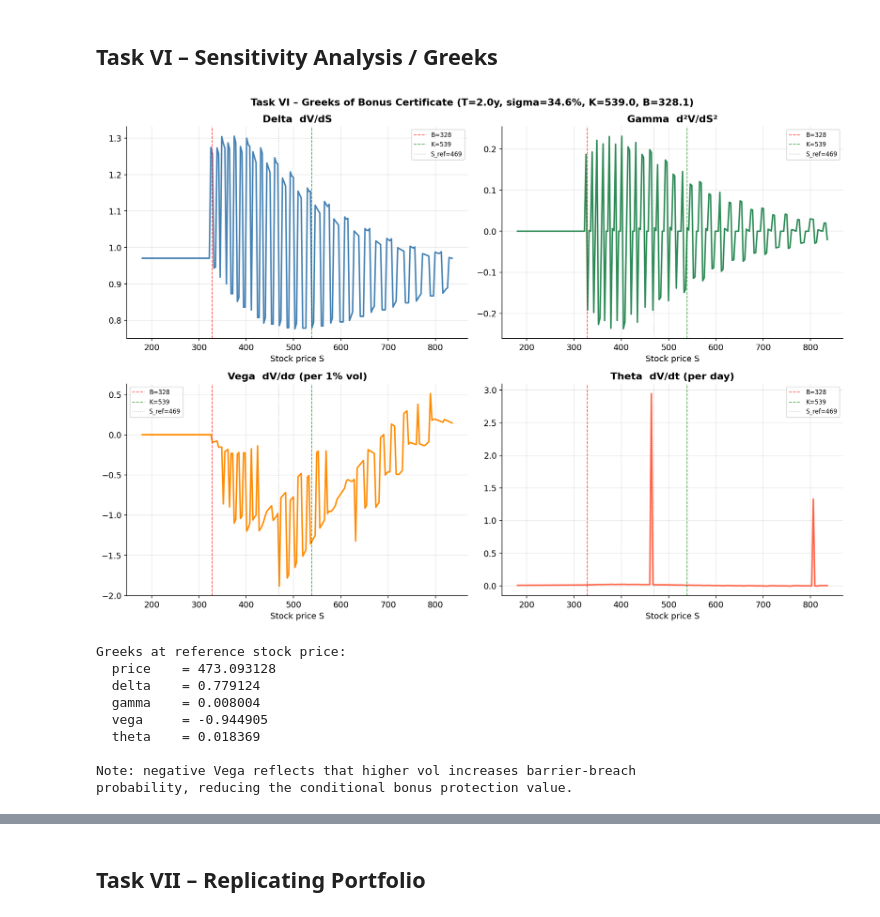
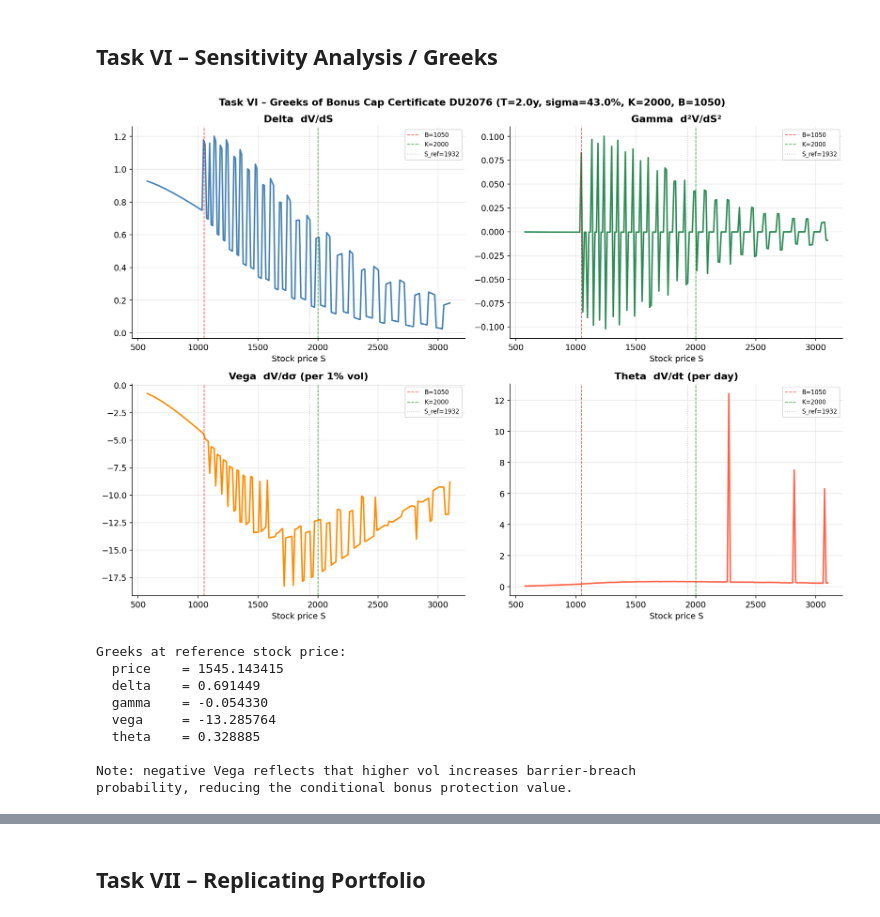
Before and after one commit to daan1shh/Continuous-Time-Derivative-Pricing, a Jupyter notebook: B401_Assignment_2026.ipynb, the cells around one changed output, grey strips where cells are left out. Drawn from its saved outputs; the diff is of its cells as text; code cells hidden in the pictures.

```diff
--- a/B401_Assignment_2026.ipynb
+++ b/B401_Assignment_2026.ipynb
@@ -172,7 +254,7 @@ fig, ax = plt.subplots(figsize=(11, 6))
 ax.plot(S_range, payoff_cpn,   color='seagreen',  lw=2.5,
         label=f'Capped CPN  (α={ALPHA_CPN:.0%}, K={K_CPN:.0f}, Cap={K_CAP_CPN:.0f}, T={T_CPN:.0f}y)')
 ax.plot(S_range, payoff_stock, color='steelblue', lw=2, linestyle='--',
-        label='Direct index investment')
+        label='Direct Rheinmetall stock')
 ax.plot(S_range, payoff_bond,  color='gray',      lw=1.5, linestyle=':',
         label=f'Risk-free bond  (≈ {bond_mature:.1f})')
 
@@ -192,16 +274,16 @@ ax.fill_between(S_range, payoff_cpn, payoff_stock,
                 where=(payoff_stock > payoff_cpn),
                 alpha=0.08, color='steelblue', label='Stock outperforms CPN')
 
-ax.set_xlabel('Index level at maturity $S_T$')
+ax.set_xlabel('Rheinmetall AG stock price at maturity $S_T$ (normalised)')
 ax.set_ylabel('Terminal value (EUR, normalised, nominal = 100)')
-ax.set_title('Task III – Capped Capital Protected Participation Note: Payoff Profile',
+ax.set_title('Task III – Capped Capital Protected Participation Note on RHM.DE: Payoff Profile',
              fontweight='bold')
 ax.set_xlim(40, 190)
 ax.set_ylim(40, 175)
 ax.legend(loc='upper left', fontsize=9)
 
 plt.tight_layout()
-plt.savefig('payoff_profile.png', bbox_inches='tight')
+plt.savefig('graphs/payoff_profile.png', bbox_inches='tight')
 plt.show()
 
 print(f'Max payoff at cap (S_T ≥ {K_CAP_CPN:.0f}): {max_payoff:.2f}  '
@@ -313,7 +437,7 @@ delta_cpn, gamma_cpn, vega_cpn = cpn_greeks_bs(
 
 fig, axes = plt.subplots(1, 3, figsize=(15, 5))
 fig.suptitle(
-    f'Part 1 – Greeks of Capped CPN  '
+    f'Part 1 – Greeks of Capped CPN on RHM.DE  '
     f'(T={T_CPN:.0f}y, σ={SIGMA_CPN:.0%}, K={K_CPN:.0f}, Cap={K_CAP_CPN:.0f}, α={ALPHA_CPN:.1%})',
     fontweight='bold', fontsize=13)
 
@@ -328,12 +452,12 @@ for ax, vals, label, color in zip(
     ax.axvline(K_CPN,     color='gray',   lw=1, linestyle='--', alpha=0.6, label=f'K={K_CPN:.0f}')
     ax.axvline(K_CAP_CPN, color='purple', lw=1, linestyle='--', alpha=0.6, label=f'Cap={K_CAP_CPN:.0f}')
     ax.axhline(0, color='black', lw=0.8, alpha=0.4)
-    ax.set_xlabel('Index level S')
+    ax.set_xlabel('Stock price S (normalised)')
     ax.set_title(label, fontweight='bold')
     ax.legend(fontsize=9)
 
 plt.tight_layout()
-plt.savefig('greeks_part1.png', bbox_inches='tight')
+plt.savefig('graphs/greeks_part1.png', bbox_inches='tight')
 plt.show()
 
 d0, g0, v0 = cpn_greeks_bs(S0_CPN, K_CPN, K_CAP_CPN, ALPHA_CPN, R_CPN, Q_CPN, SIGMA_CPN, T_CPN)
@@ -343,8 +467,8 @@ print(f'  Gamma = {float(g0):+.6f}  (positive near K: long convexity from long c
 print(f'  Vega  = {float(v0):+.4f}   (positive: benefits from vol rise in participation zone)')
 print()
 print('Key insight: Delta is BELL-SHAPED — it peaks between K and Cap then returns to')
-print('zero above the cap, reflecting that once the index exceeds Cap the product value')
-print('is fixed and no longer responds to index moves. This is unique to capped structures.')
+print('zero above the cap, reflecting that once the stock exceeds Cap the product value')
+print('is fixed and no longer responds to stock moves. This is unique to capped structures.')
 print()
 d_peak_idx = np.argmax(delta_cpn)
 print(f'  Peak Delta = {delta_cpn[d_peak_idx]:.4f} at S ≈ {S_g[d_peak_idx]:.0f}')
@@ -354,7 +490,7 @@ print(f'  Peak Delta = {delta_cpn[d_peak_idx]:.4f} at S ≈ {S_g[d_peak_idx]:.0f
 # %% [markdown]
 ## Data Download
 # %%
-raw    = yf.download(TICKER, start='2023-01-01', end='2025-01-01', auto_adjust=True)
+raw    = yf.download(TICKER, start='2023-01-01', end='2026-05-01', auto_adjust=True) #TICKER = RHM.de
 prices = raw['Close'].dropna()
 prices.index = pd.to_datetime(prices.index)
 
@@ -375,11 +511,10 @@ ax2.plot(hist_vol * 100, color='darkorange', lw=1.5)
 ax2.set_ylabel('Annualised Vol (%)')
 ax2.set_xlabel('Date')
 plt.tight_layout()
-plt.savefig('stock_data.png', bbox_inches='tight')
+plt.savefig('graphs/stock_data.png', bbox_inches='tight')
 plt.show()
 
 # ── EWMA volatility (RiskMetrics λ=0.94) ──────────────────────────────────────
-# Proxy for market-implied vol in Task V: faster to react than 63-day hist vol
 lam_ewma  = 0.94
 _lr_sq    = (log_returns.squeeze().values) ** 2
 _ev       = np.empty(len(_lr_sq))
@@ -388,6 +523,5 @@ for _i in range(1, len(_lr_sq)):
     _ev[_i] = lam_ewma * _ev[_i - 1] + (1 - lam_ewma) * _lr_sq[_i]
 ewma_vol  = pd.Series(np.sqrt(_ev * 252), index=log_returns.squeeze().index)
 print(f'EWMA vol (end of window): {float(ewma_vol.iloc[-1]):.2%}')
-print(f'EWMA mean over full sample: {ewma_vol.mean():.2%}')
 # %% [output]
 [*********************100%***********************]  1 of 1 completed
@@ -490,11 +566,7 @@ def bs_vanilla_call(S, K, r, q, sigma, T):
 def down_and_out_put(S, K, B_barrier, r, q, sigma, T, N=200):
     """
     Down-and-out European put via CRR binomial tree (N steps).
-
-    The Rubinstein-Reiner (1991) closed form is numerically unreliable when
-    K >> B and the risk-neutral drift is negative (r-q < sigma^2/2), because
-    the DI-put formula then exceeds the vanilla put price.  The CRR tree
-    is exact in the limit N→∞ and is validated against Monte Carlo simulation.
+    Barrier condition enforced at every node. Validated against Monte Carlo simulation.
 
     Returns 0 if S <= B_barrier (already knocked out).
     """
@@ -547,7 +619,7 @@ def bonus_cap_cert_price(S, K_cap, B_barrier, r, q, sigma, T):
     """
     Bonus Cap Certificate (Cap = Bonus level).
     = [Forward − Call(K=Cap)] + DO_Put(K=Cap, B)
-    Used for Part 2 valuation of traded certificate.
+    Used for Part 2 valuation of DU2076.
     """
     forward_capped = S * np.exp(-q * T) - bs_vanilla_call(S, K_cap, r, q, sigma, T)
     do_put         = down_and_out_put(S, K_cap, B_barrier, r, q, sigma, T)
@@ -561,6 +633,6 @@ print('Part 1 – Capped CPN sanity check (S0=100, normalised):')
 print(f'  α = {ALPHA_CPN:.4f},  K_cap = {K_CAP_CPN:.0f}')
 print(f'  CPN fair value (should be 100) = {cpn0:.4f}')
 print()
-# Part 2 sanity check
-bc0 = bonus_cap_cert_price(1801.0, 2000.0, 1050.0, RISK_FREE, DIV_YIELD, SIGMA_DESIGN, 1.79)
-print(f'Part 2 – Bonus Cap (DY9EQB) sanity: cert={bc0:.2f}  (cf. actual 2025-06-02: 1614.70)')
+# Part 2: DU2076 sanity – cert opened at 1,732.78 on 2025-10-01
+bc0 = bonus_cap_cert_price(1801.0, 2000.0, 1050.0, RISK_FREE, DIV_YIELD, SIGMA_DESIGN, T_TO_MAT)
+print(f'Part 2 – Bonus Cap (DU2076) sanity: cert={bc0:.2f}  (cf. actual 2025-10-01: 1732.78)')
@@ -718,7 +804,7 @@ dsig = 0.02     # 2% vol bump (robust for binomial tree)
 dt   = 1 / 252  # one trading day
 
 def compute_greeks(S, K, B_barrier, r, q, sigma, T):
-    f     = lambda s, sig, t: bonus_cert_price(s, K, B_barrier, r, q, sig, t)
+    f     = lambda s, sig, t: bonus_cap_cert_price(s, K, B_barrier, r, q, sig, t)
     price = f(S, sigma, T)
     delta = (f(S*(1+dS), sigma, T) - f(S*(1-dS), sigma, T)) / (2*dS*S)
     gamma = (f(S*(1+dS), sigma, T) - 2*price + f(S*(1-dS), sigma, T)) / (dS*S)**2
@@ -743,43 +829,43 @@ thetas = np.array([g['theta'] for g in results_g])
 
 fig, axes = plt.subplots(2, 2, figsize=(14, 10))
 fig.suptitle(
-    f'Task VI – Greeks of Bonus Certificate (T={T_ref}y, sigma={sig_ref:.1%}, K={K_cert:.1f}, B={B_cert:.1f})',
+    f'Task VI – Greeks of Bonus Cap Certificate DU2076 (T={T_ref}y, sigma={sig_ref:.1%}, K={K_cert:.0f}, B={B_cert:.0f})',
     fontweight='bold', fontsize=13)
 
 plot_data = [
     (deltas, 'Delta  dV/dS',             'steelblue'),
     (gammas, 'Gamma  d²V/dS²',           'seagreen'),
     (vegas,  'Vega  dV/dσ (per 1% vol)', 'darkorange'),
     (thetas, 'Theta  dV/dt (per day)',    'tomato'),
 ]
 
 for ax, (vals, name, color) in zip(axes.flat, plot_data):
     ax.plot(S_vals, vals, color=color, lw=2)
     ax.axvline(B_cert, color='red',   lw=1, linestyle='--', alpha=0.7, label=f'B={B_cert:.0f}')
     ax.axvline(K_cert, color='green', lw=1, linestyle='--', alpha=0.7, label=f'K={K_cert:.0f}')
     ax.axvline(S_ref,  color='gray',  lw=1, linestyle=':',  alpha=0.5, label=f'S_ref={S_ref:.0f}')
     ax.set_xlabel('Stock price S')
     ax.set_title(name, fontweight='bold')
     ax.legend(fontsize=8)
 
 plt.tight_layout()
-plt.savefig('greeks.png', bbox_inches='tight')
+plt.savefig('graphs/greeks.png', bbox_inches='tight')
 plt.show()
 
 g_now = compute_greeks(S_ref, K_cert, B_cert, RISK_FREE, DIV_YIELD, sig_ref, T_ref)
 print('Greeks at reference stock price:')
 for k, v in g_now.items():
     print(f'  {k:8s} = {v:.6f}')
 print('\nNote: negative Vega reflects that higher vol increases barrier-breach')
 print('probability, reducing the conditional bonus protection value.')
 # %% [output]
-[figure, old version]
+[figure, new version]
 Greeks at reference stock price:
-  price    = 473.093128
-  delta    = 0.779124
-  gamma    = 0.008004
-  vega     = -0.944905
-  theta    = 0.018369
+  price    = 1545.143415
+  delta    = 0.691449
+  gamma    = -0.054330
+  vega     = -13.285764
+  theta    = 0.328885
 
 Note: negative Vega reflects that higher vol increases barrier-breach
 probability, reducing the conditional bonus protection value.
```
Also changed, not shown: parts of 36 cells of this notebook, 21 other files.
